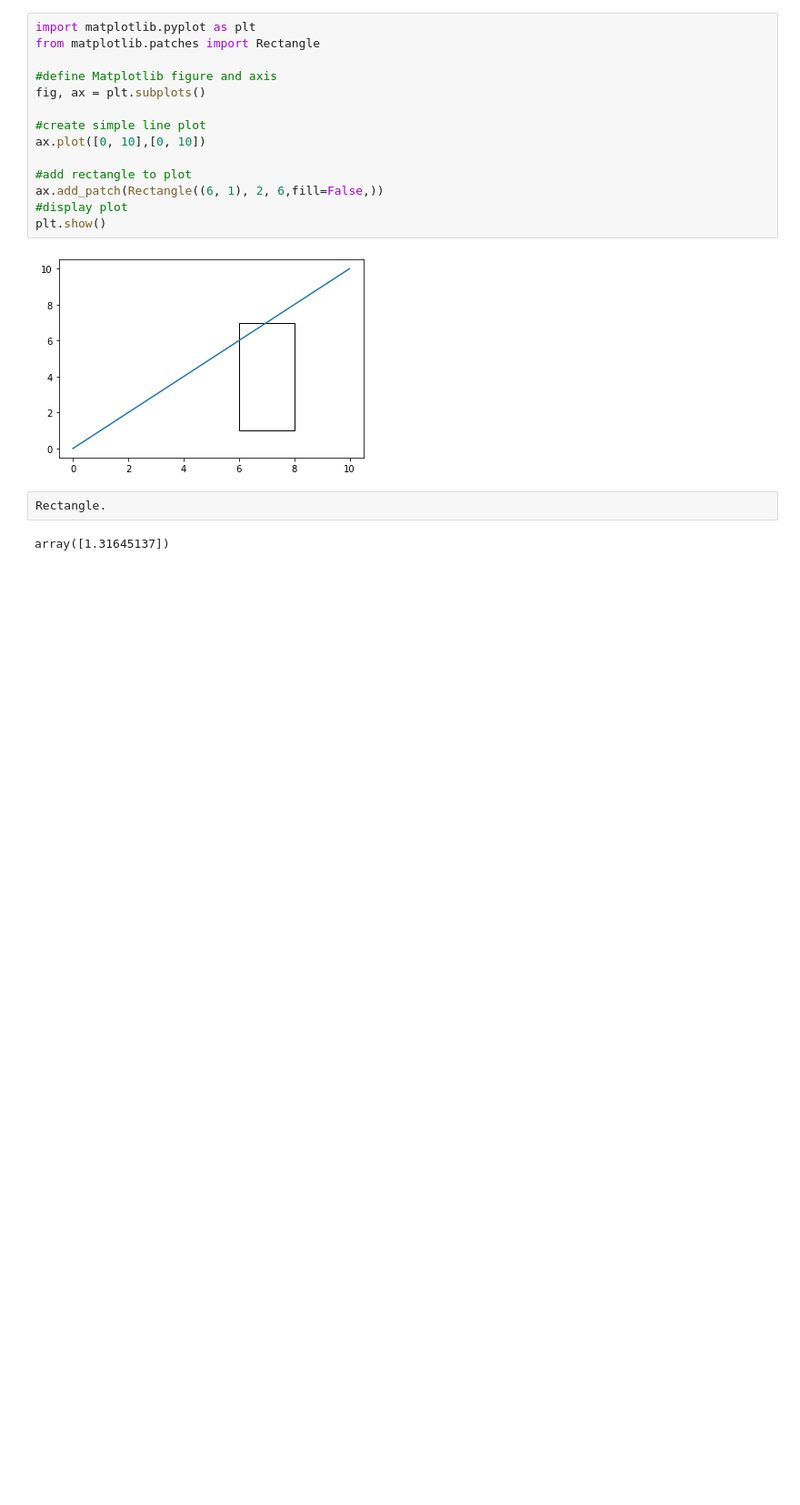
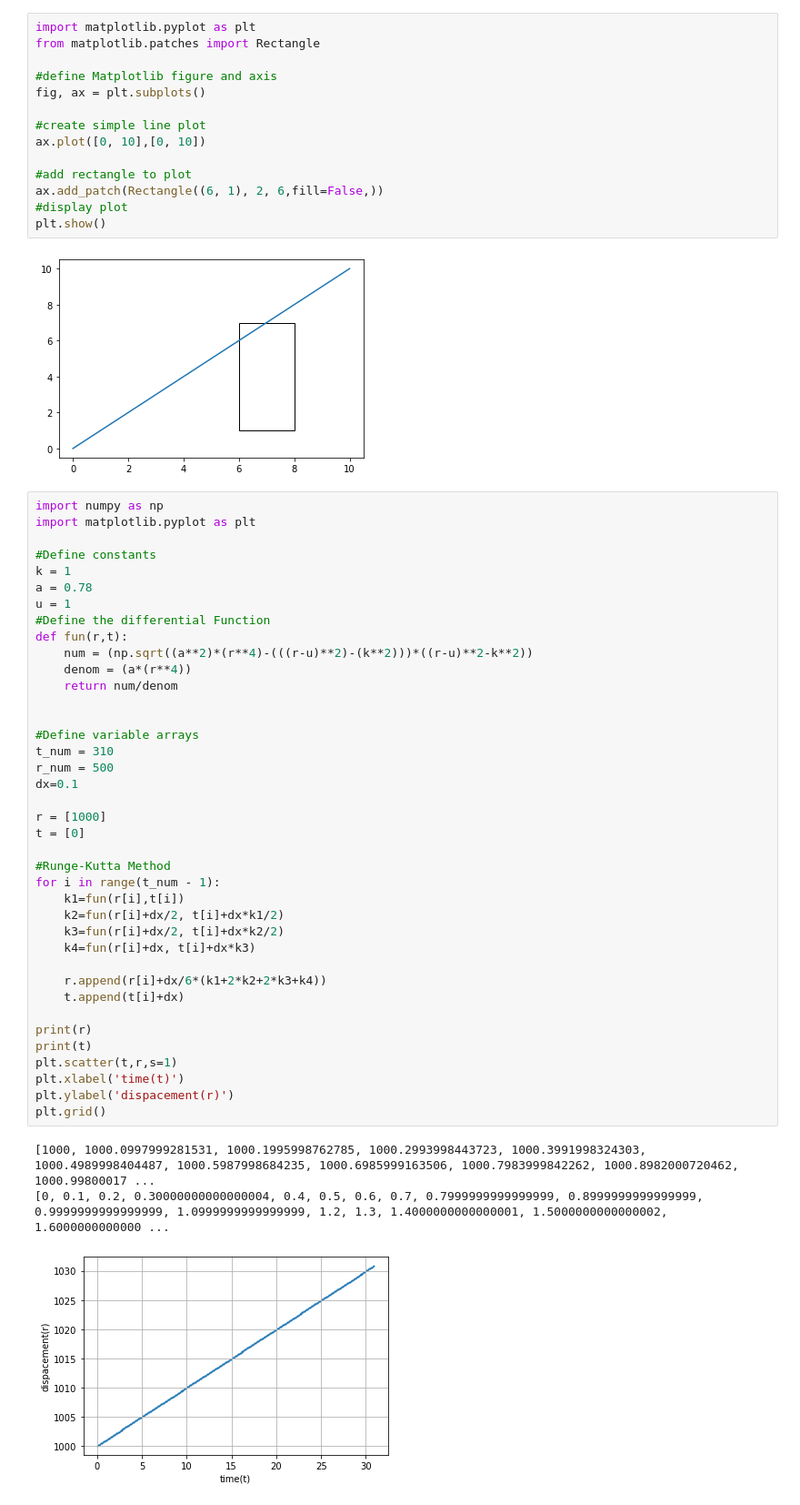
Before and after one commit to Astrojigs/Orbital-simulations, a Jupyter notebook: Gravity Animation with Barnes-hut algorithm.ipynb, the cells around one changed output. Shown at 91% size. Drawn from its saved outputs; the diff is of its cells as text; blank space fills up the shorter version.

```diff
--- a/Gravity Animation with Barnes-hut algorithm.ipynb
+++ b/Gravity Animation with Barnes-hut algorithm.ipynb
@@ -99,7 +99,46 @@ ax.add_patch(Rectangle((6, 1), 2, 6,fill=False,))
 plt.show()
 # %% [output]
 [figure]
-# %%
-Rectangle.
-# %% [output]
-array([1.31645137])
+# %%
+import numpy as np
+import matplotlib.pyplot as plt
+
+#Define constants
+k = 1
+a = 0.78
+u = 1
+#Define the differential Function
+def fun(r,t):
+    num = (np.sqrt((a**2)*(r**4)-(((r-u)**2)-(k**2)))*((r-u)**2-k**2))
+    denom = (a*(r**4))
+    return num/denom
+
+
+#Define variable arrays
+t_num = 310
+r_num = 500
+dx=0.1
+
+r = [1000]
+t = [0]
+
+#Runge-Kutta Method
+for i in range(t_num - 1):
+    k1=fun(r[i],t[i])
+    k2=fun(r[i]+dx/2, t[i]+dx*k1/2)
+    k3=fun(r[i]+dx/2, t[i]+dx*k2/2)
+    k4=fun(r[i]+dx, t[i]+dx*k3)
+
+    r.append(r[i]+dx/6*(k1+2*k2+2*k3+k4))
+    t.append(t[i]+dx)
+
+print(r)
+print(t)
+plt.scatter(t,r,s=1)
+plt.xlabel('time(t)')
+plt.ylabel('dispacement(r)')
+plt.grid()
+# %% [output]
+[1000, 1000.0997999281531, 1000.1995998762785, 1000.2993998443723, 1000.3991998324303, 1000.4989998404487, 1000.5987998684235, 1000.6985999163506, 1000.7983999842262, 1000.8982000720462, 1000.99800017 ...
+[0, 0.1, 0.2, 0.30000000000000004, 0.4, 0.5, 0.6, 0.7, 0.7999999999999999, 0.8999999999999999, 0.9999999999999999, 1.0999999999999999, 1.2, 1.3, 1.4000000000000001, 1.5000000000000002, 1.6000000000000 ...
+[figure, added]
```
Also changed, not shown: parts of 1 cell of this notebook, 2 other files.
